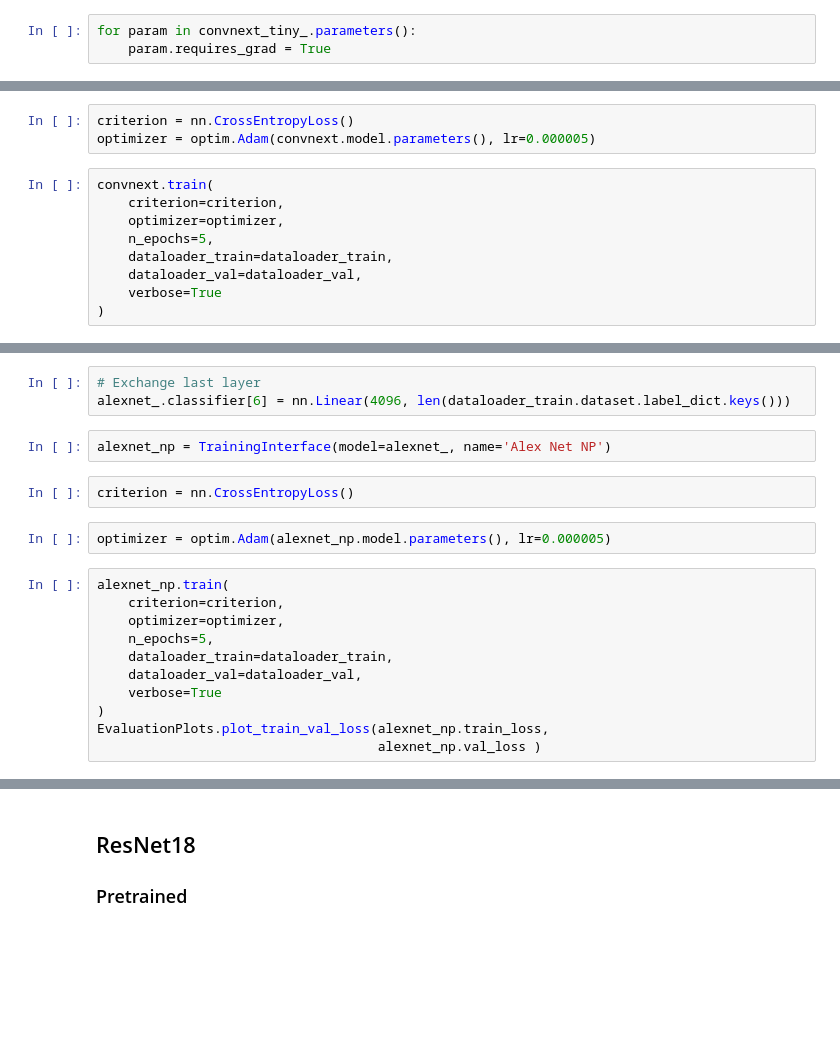
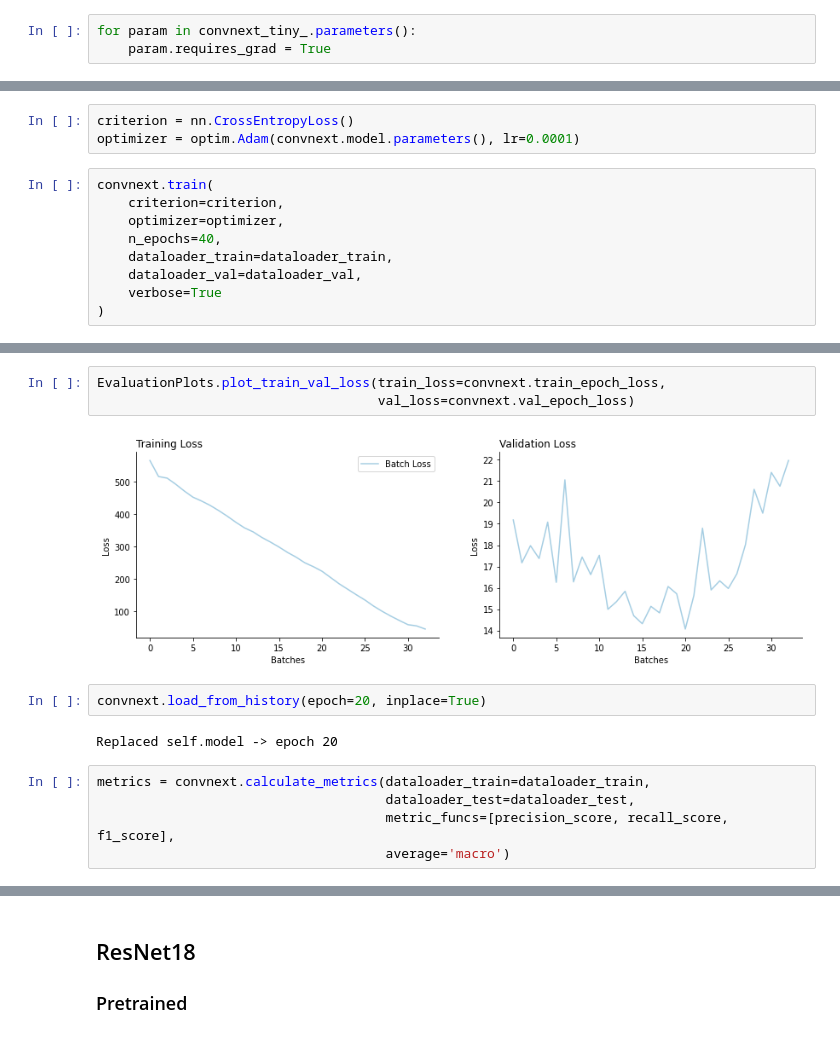
Before and after one commit to FiratSaritas/manhole-cover-classification, a Jupyter notebook: model/model_s.ipynb, the cells around one changed output, grey strips where cells are left out. Drawn from its saved outputs; the diff is of its cells as text; blank space fills up the shorter version.

```diff
--- a/model/model_s.ipynb
+++ b/model/model_s.ipynb
@@ -252,11 +228,11 @@ convnext_nopre = TrainingInterface(model=convnext_tiny_, name='ConvNext Tiny Not
 # %%
 criterion = nn.CrossEntropyLoss()
-optimizer = optim.Adam(convnext.model.parameters(), lr=0.000005)
+optimizer = optim.Adam(convnext.model.parameters(), lr=0.0001)
 # %%
 convnext.train(
     criterion=criterion,
     optimizer=optimizer,
-    n_epochs=5,
+    n_epochs=40,
     dataloader_train=dataloader_train,
     dataloader_val=dataloader_val,
     verbose=True
@@ -312,20 +245,14 @@ for param in alexnet_.parameters():
-# %%
-# Exchange last layer
-alexnet_.classifier[6] = nn.Linear(4096, len(dataloader_train.dataset.label_dict.keys()))
-# %%
-alexnet_np = TrainingInterface(model=alexnet_, name='Alex Net NP')
-# %%
-criterion = nn.CrossEntropyLoss()
-# %%
-optimizer = optim.Adam(alexnet_np.model.parameters(), lr=0.000005)
-# %%
-alexnet_np.train(
-    criterion=criterion,
-    optimizer=optimizer,
-    n_epochs=5,
-    dataloader_train=dataloader_train,
-    dataloader_val=dataloader_val,
-    verbose=True
-)
-EvaluationPlots.plot_train_val_loss(alexnet_np.train_loss,
-                                    alexnet_np.val_loss )
+# %%
+EvaluationPlots.plot_train_val_loss(train_loss=convnext.train_epoch_loss,
+                                    val_loss=convnext.val_epoch_loss)
+# %% [output]
+[figure, added]
+# %%
+convnext.load_from_history(epoch=20, inplace=True)
+# %% [output]
+Replaced self.model -> epoch 20
+# %%
+metrics = convnext.calculate_metrics(dataloader_train=dataloader_train,
+                                     dataloader_test=dataloader_test,
+                                     metric_funcs=[precision_score, recall_score, f1_score],
+                                     average='macro')
```
Also changed, not shown: parts of 47 cells of this notebook, 2 other files.
